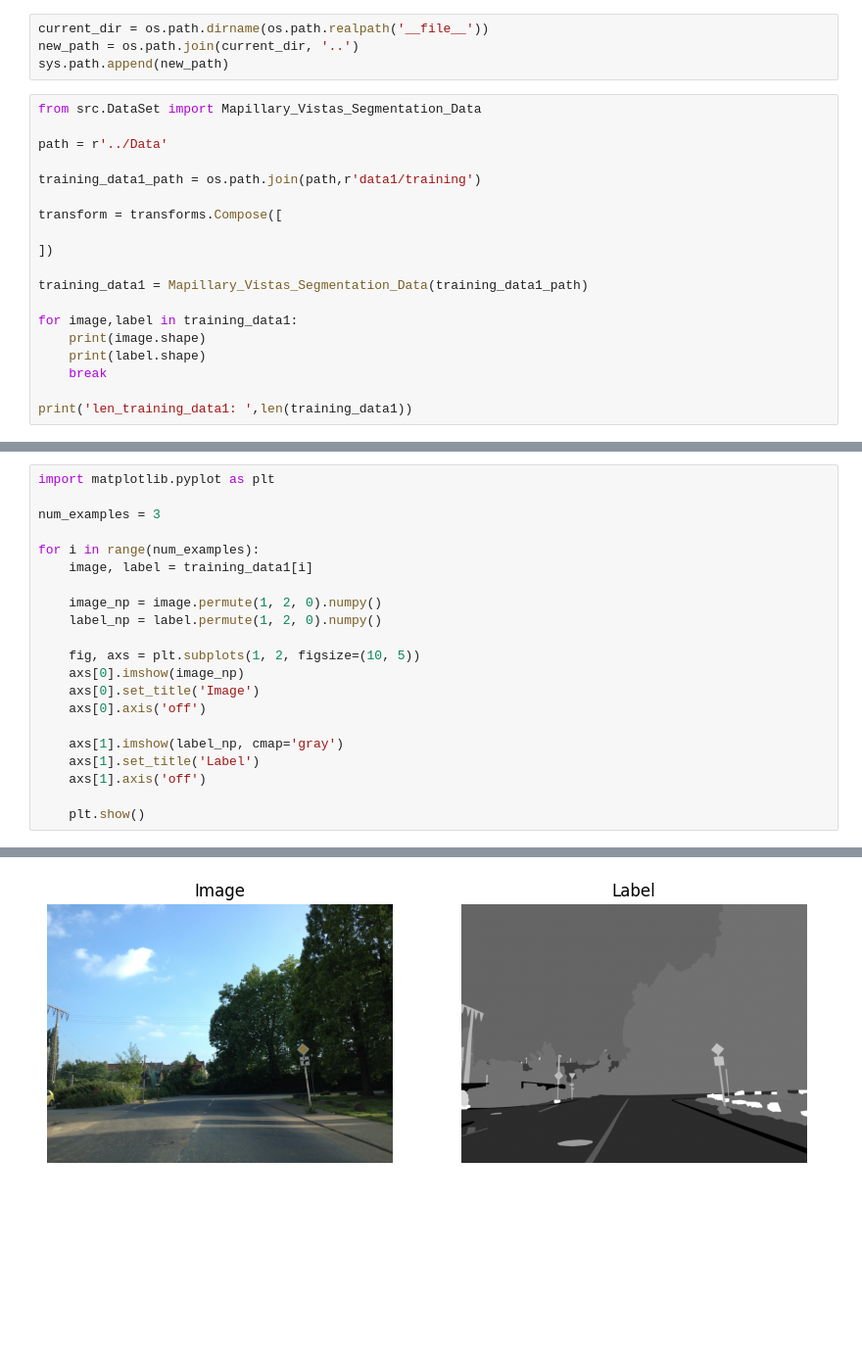
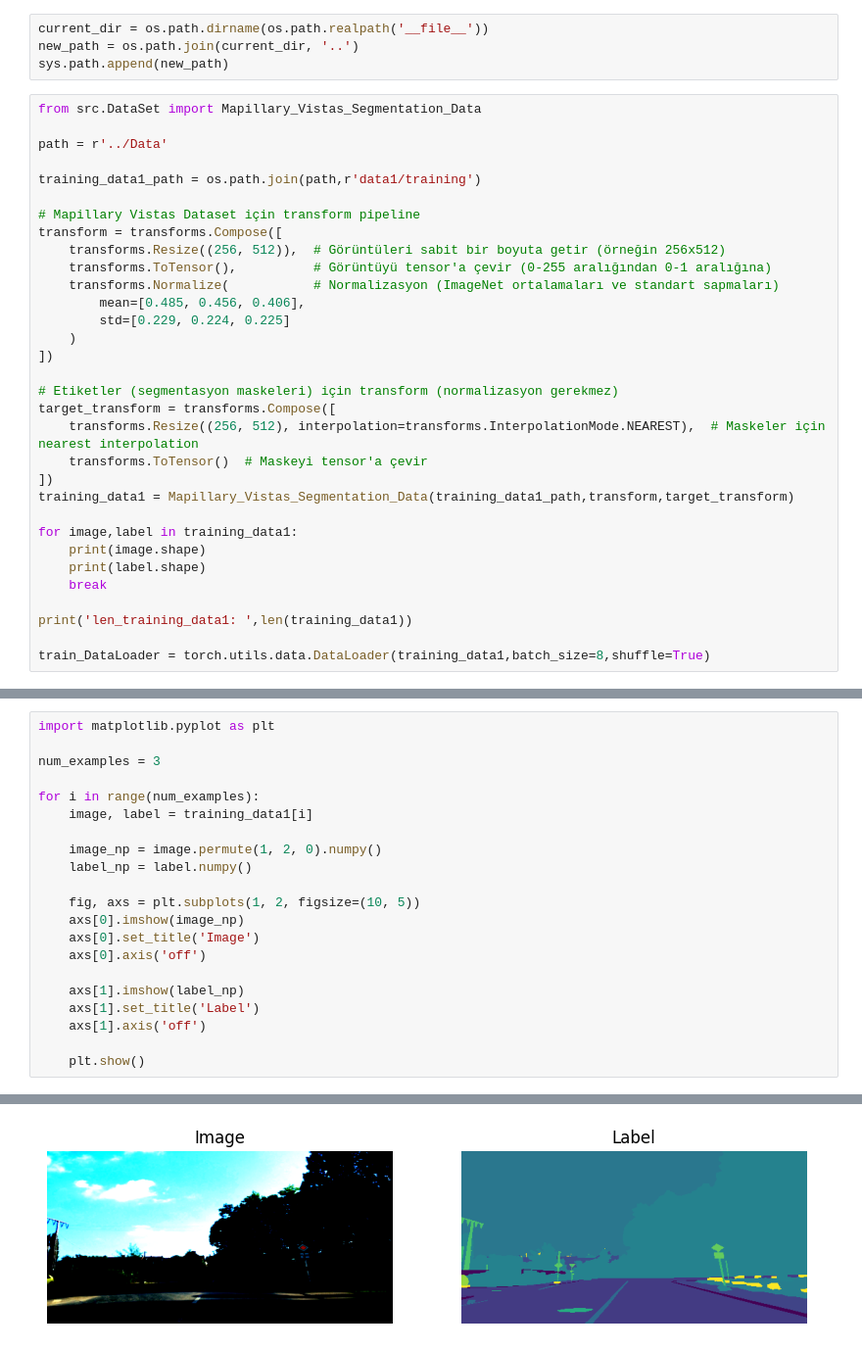
Before and after one commit to EnesDemir143/Mapillary-Vistas-Segmentation, a Jupyter notebook: Notebooks/demo.ipynb, the cells around one changed output, grey strips where cells are left out. Shown: that part at 98% size. Drawn from its saved outputs; the diff is of its cells as text; blank space fills up the shorter version.

```diff
--- a/Notebooks/demo.ipynb
+++ b/Notebooks/demo.ipynb
@@ -18,11 +18,22 @@ path = r'../Data'
 
 training_data1_path = os.path.join(path,r'data1/training')
 
+# Mapillary Vistas Dataset için transform pipeline
 transform = transforms.Compose([
-
+    transforms.Resize((256, 512)),  # Görüntüleri sabit bir boyuta getir (örneğin 256x512)
+    transforms.ToTensor(),          # Görüntüyü tensor'a çevir (0-255 aralığından 0-1 aralığına)
+    transforms.Normalize(           # Normalizasyon (ImageNet ortalamaları ve standart sapmaları)
+        mean=[0.485, 0.456, 0.406],
+        std=[0.229, 0.224, 0.225]
+    )
 ])
 
-training_data1 = Mapillary_Vistas_Segmentation_Data(training_data1_path)
+# Etiketler (segmentasyon maskeleri) için transform (normalizasyon gerekmez)
+target_transform = transforms.Compose([
+    transforms.Resize((256, 512), interpolation=transforms.InterpolationMode.NEAREST),  # Maskeler için nearest interpolation
+    transforms.ToTensor()  # Maskeyi tensor'a çevir
+])
+training_data1 = Mapillary_Vistas_Segmentation_Data(training_data1_path,transform,target_transform)
 
 for image,label in training_data1:
     print(image.shape)
@@ -30,4 +41,6 @@ for image,label in training_data1:
     break
 
 print('len_training_data1: ',len(training_data1))
+
+train_DataLoader = torch.utils.data.DataLoader(training_data1,batch_size=8,shuffle=True)
 # %% [output]
@@ -43,14 +56,14 @@ for i in range(num_examples):
     image, label = training_data1[i]
 
     image_np = image.permute(1, 2, 0).numpy()
-    label_np = label.permute(1, 2, 0).numpy()
+    label_np = label.numpy()
 
     fig, axs = plt.subplots(1, 2, figsize=(10, 5))
     axs[0].imshow(image_np)
     axs[0].set_title('Image')
     axs[0].axis('off')
 
-    axs[1].imshow(label_np, cmap='gray')
+    axs[1].imshow(label_np)
     axs[1].set_title('Label')
     axs[1].axis('off')
 
@@ -59 +73 @@ for i in range(num_examples):
-[figure, old version]
+[figure, new version]
```
Also changed, not shown: parts of 4 cells of this notebook, 3 other files.
